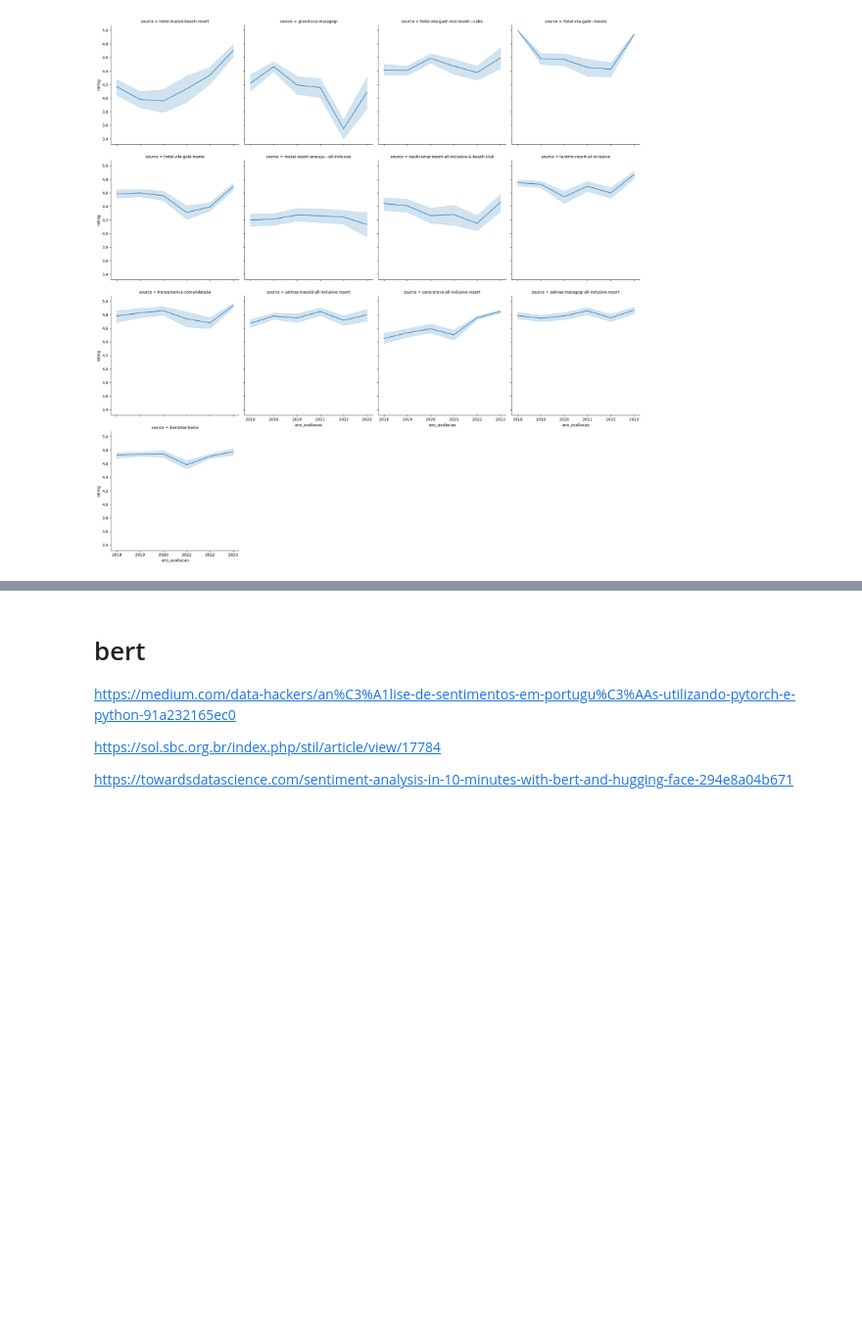
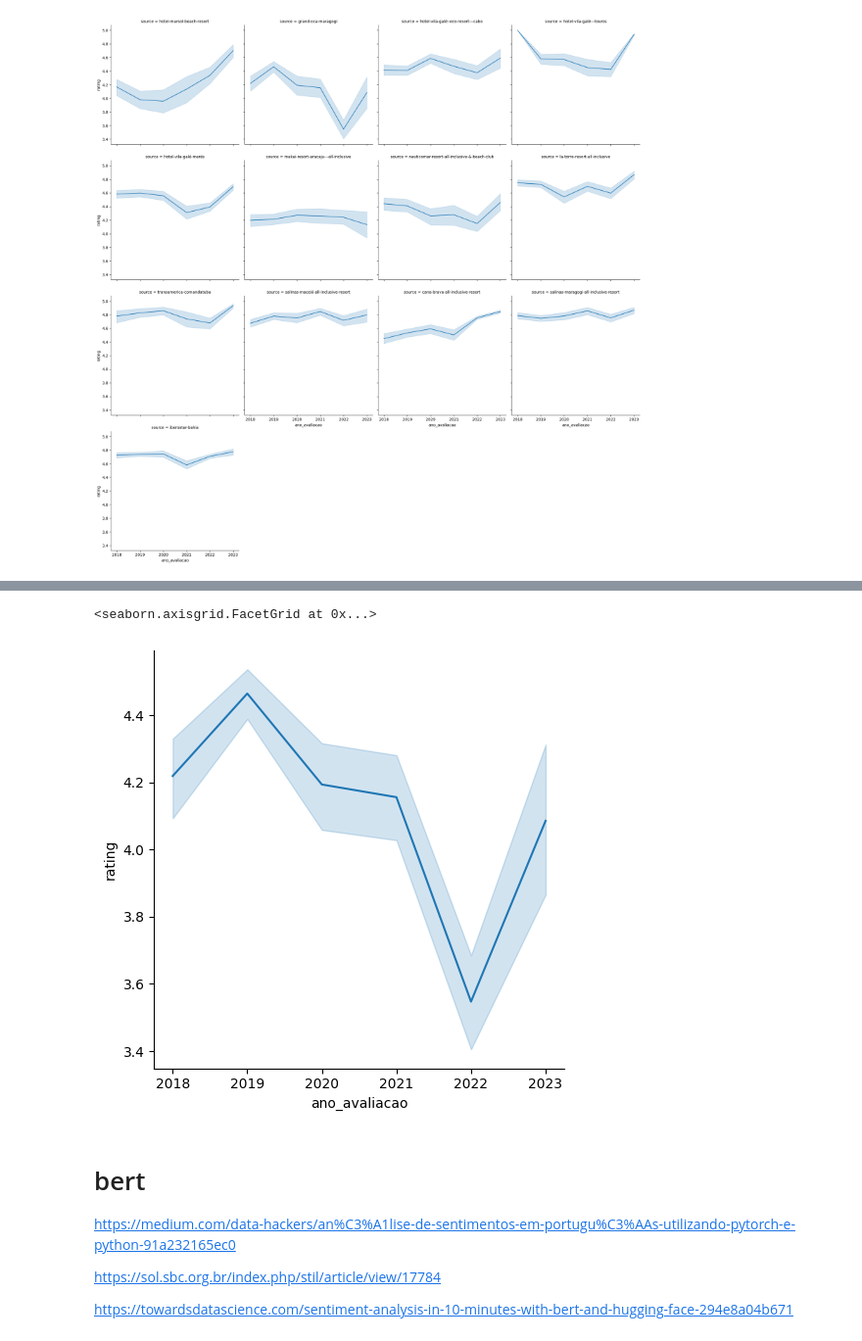
Before and after one commit to emerson-matos/tcc-notebooks, a Jupyter notebook: reviews/analise_exploratoria_2018+filtrado.ipynb, the cells around one changed output, grey strips where cells are left out. Shown at 98% size. Cells and saved outputs as stored; diff of their text form; code cells hidden in the pictures; blank space fills up the shorter version.

```diff
--- a/reviews/analise_exploratoria_2018+filtrado.ipynb
+++ b/reviews/analise_exploratoria_2018+filtrado.ipynb
@@ -743,5 +849,8 @@ pd.concat([p2018, p2019,p2020,p2021,p2022, p2023]).sort_values(by=['frequency',
 # %%
-sns.relplot(x='ano_avaliacao', y='rating', kind="line", data=filtered_df[filtered_df['source']  == 'grand-oca-maragogi'])
+sns.relplot(x='ano_avaliacao', y='rating', kind="line", data=analisar_df[analisar_df['source']  == 'grand-oca-maragogi'])
+# %% [output]
+<seaborn.axisgrid.FacetGrid at 0x...>
+[figure, added]
 # %% [markdown]
 # bert
 
```
Also changed, not shown: parts of 12 cells of this notebook.
